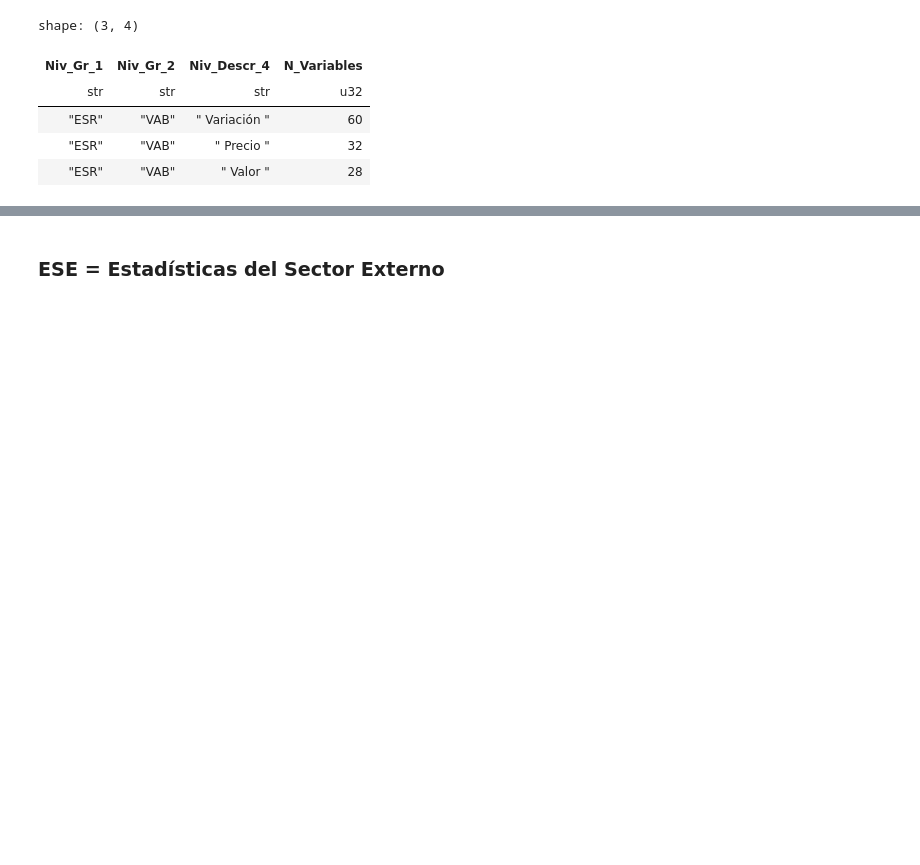
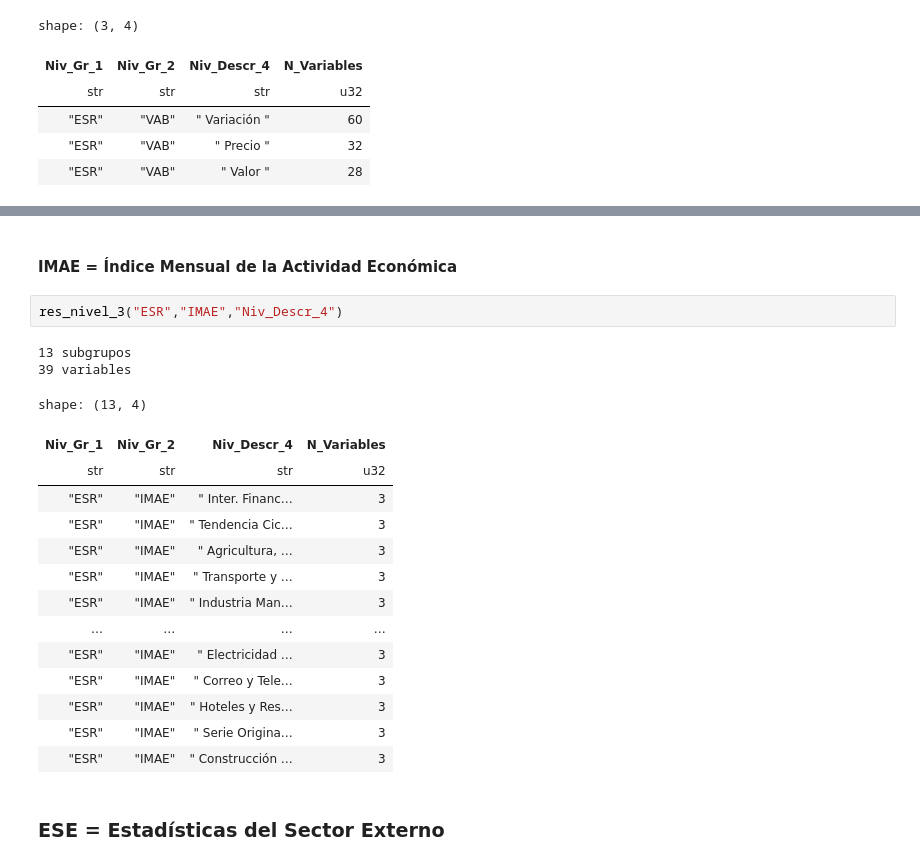
Before and after one commit to ElvisCasco/BCH_Webpage, a Jupyter notebook: BCH_API.ipynb, the cells around one changed output, grey strips where cells are left out. Cells and saved outputs as stored; diff of their text form; blank space fills up the shorter version.

```diff
--- a/BCH_API.ipynb
+++ b/BCH_API.ipynb
@@ -691,3 +750,24 @@ shape: (3, 4)
+# %% [markdown]
+#### IMAE = Índice Mensual de la Actividad Económica
+# %%
+res_nivel_3("ESR","IMAE","Niv_Descr_4")
+# %% [output]
+13 subgrupos
+39 variables
+shape: (13, 4)
+| Niv_Gr_1 | Niv_Gr_2 | Niv_Descr_4 | N_Variables |
+| str | str | str | u32 |
+| "ESR" | "IMAE" | " Inter. Financ… | 3 |
+| "ESR" | "IMAE" | " Tendencia Cic… | 3 |
+| "ESR" | "IMAE" | " Agricultura, … | 3 |
+| "ESR" | "IMAE" | " Transporte y … | 3 |
+| "ESR" | "IMAE" | " Industria Man… | 3 |
+| … | … | … | … |
+| "ESR" | "IMAE" | " Electricidad … | 3 |
+| "ESR" | "IMAE" | " Correo y Tele… | 3 |
+| "ESR" | "IMAE" | " Hoteles y Res… | 3 |
+| "ESR" | "IMAE" | " Serie Origina… | 3 |
+| "ESR" | "IMAE" | " Construcción … | 3 |
 # %% [markdown]
 ### ESE = Estadísticas del Sector Externo
 # %%
```
Also changed, not shown: parts of 59 cells of this notebook, 4 other files.
